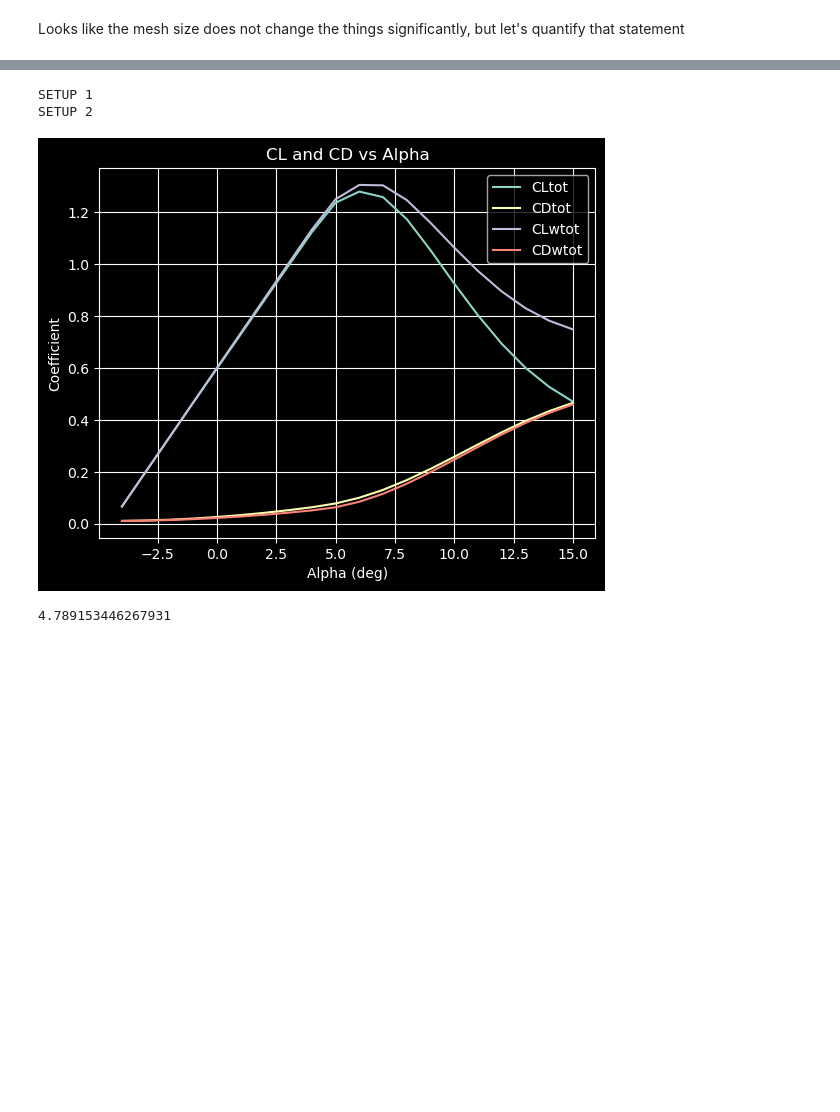
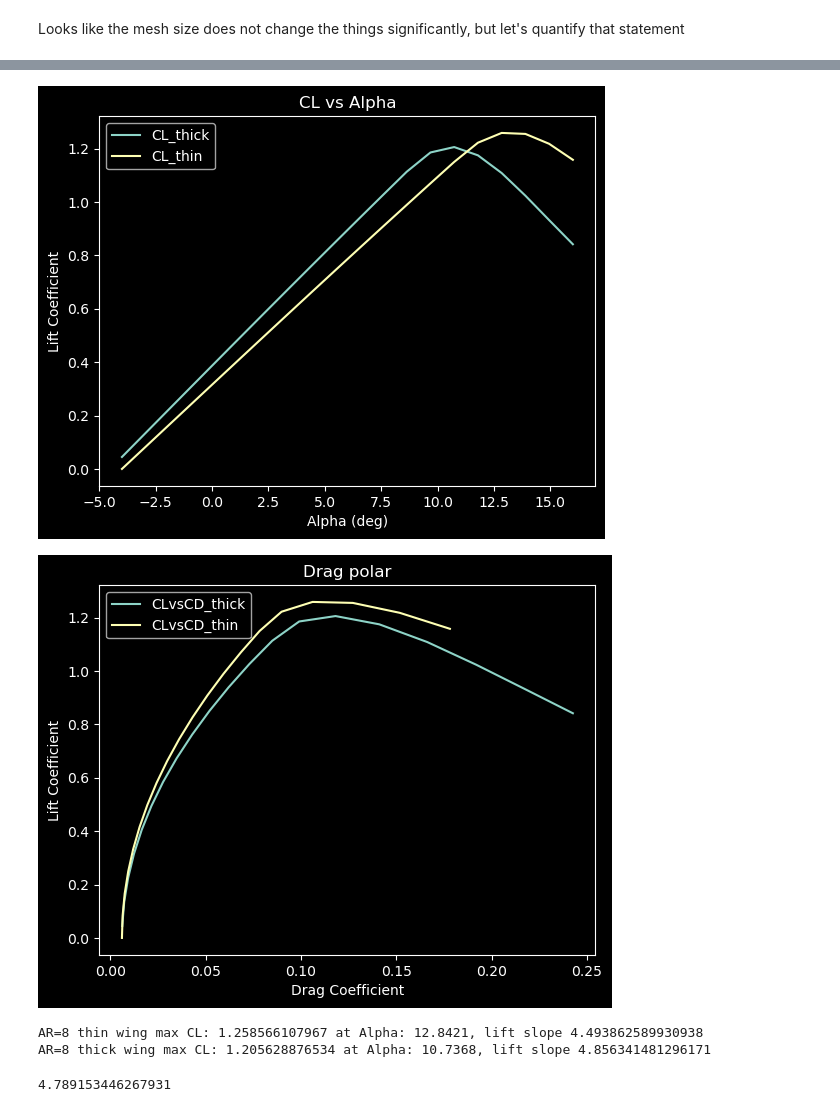
Before and after one commit to UavYuriyS/ad_assignments, a Jupyter notebook: assignment1/vsp_analysis.ipynb, the cells around one changed output, grey strips where cells are left out. Saved outputs shown, nothing was run; the diff lists cells and outputs as text; code cells hidden in the pictures; blank space fills up the shorter version.

```diff
--- a/assignment1/vsp_analysis.ipynb
+++ b/assignment1/vsp_analysis.ipynb
@@ -216,5 +220,7 @@ The refinement step 3 will be chosen for both span- and chord-wise panel counts,
 # %%
-CHOSEN_STEP = 2
+CHOSEN_STEP = 3
+CHOSEN_U = int(np.linspace(_as1.start, _as1.end, N_POINTS, dtype=int)[CHOSEN_STEP])
+CHOSEN_W = int(np.linspace(_as2.start, _as2.end, N_POINTS, dtype=int)[CHOSEN_STEP])
 # %% [markdown]
 ## Task 3
 
@@ -233,24 +290,26 @@ Let's just say that it is not good. It is terrible, in fact.
 # %%
 
 
-manager.set_simulation_setting(AnalysisSettings(geom="WingGeom", analysis=analysis_name, name="TotalProjectedSpan"), 3200)
-manager.set_simulation_setting(AnalysisSettings(geom="WingGeom", analysis=analysis_name, name="TotalSpan"), 3200)
-manager.set_simulation_setting(AnalysisSettings(geom="WingGeom", analysis=analysis_name, name="SectTess_U"), int(np.linspace(_as1.start, _as1.end, N_POINTS, dtype=int)[CHOSEN_STEP]))
-manager.set_simulation_setting(AnalysisSettings(geom="WingGeom", analysis=analysis_name, name="Tess_W"), int(np.linspace(_as2.start, _as2.end, N_POINTS, dtype=int)[CHOSEN_STEP]))
+manager.set_simulation_setting(AnalysisSettings(geom="WingGeom", analysis=analysis_name, name="TotalProjectedSpan"), 9600)
+manager.set_simulation_setting(AnalysisSettings(geom="WingGeom", analysis=analysis_name, name="TotalSpan"), 9600)
+manager.set_simulation_setting(AnalysisSettings(geom="WingGeom", analysis=analysis_name, name="SectTess_U"), CHOSEN_U)
+manager.set_simulation_setting(AnalysisSettings(geom="WingGeom", analysis=analysis_name, name="Tess_W"), CHOSEN_W)
 
 
-result = manager.perform_analysis(analysis_name, to_get)
-alphas = result.pop('Alpha')
-for label, data in result.items():
-    plt.plot(alphas, data, label=label)
-plt.xlabel("Alpha (deg)")
-plt.ylabel("Coefficient")
-plt.title("CL and CD vs Alpha")
-plt.legend()
-plt.grid()
-plt.show()
+manager.set_simulation_setting(AnalysisSettings(geom="WingGeom", analysis=thin_set_analysis, name="GeomSet"), 0)
+manager.set_simulation_setting(AnalysisSettings(geom="WingGeom", analysis=thin_set_analysis, name="ThinGeomSet"), -1)
+ar8_thick = manager.perform_analysis(analysis_name, to_get)
+
+manager.set_simulation_setting(AnalysisSettings(geom="WingGeom", analysis=thin_set_analysis, name="GeomSet"), -1)
+manager.set_simulation_setting(AnalysisSettings(geom="WingGeom", analysis=thin_set_analysis, name="ThinGeomSet"), 0)
+ar8_thin = manager.perform_analysis(analysis_name, to_get)
+
+draw_polars([ar8_thick, ar8_thin], ['thick', 'thin'])
+print(f"AR=8 thin wing max CL: {get_max_cl(ar8_thin)} at Alpha: {get_alpha_at_max_cl(ar8_thin)}, lift slope {get_lift_slope(ar8_thin)}")
+print(f"AR=8 thick wing max CL: {get_max_cl(ar8_thick)} at Alpha: {get_alpha_at_max_cl(ar8_thick)}, lift slope {get_lift_slope(ar8_thick)}")
 # %% [output]
+[figure, new version]
+[figure, added]
-SETUP 1
-SETUP 2
+AR=8 thin wing max CL: 1.258566107967 at Alpha: 12.8421, lift slope 4.493862589930938
+AR=8 thick wing max CL: 1.205628876534 at Alpha: 10.7368, lift slope 4.856341481296171
-[figure, old version]
 # %%
```
Also changed, not shown: parts of 21 cells of this notebook, 7 other files.
